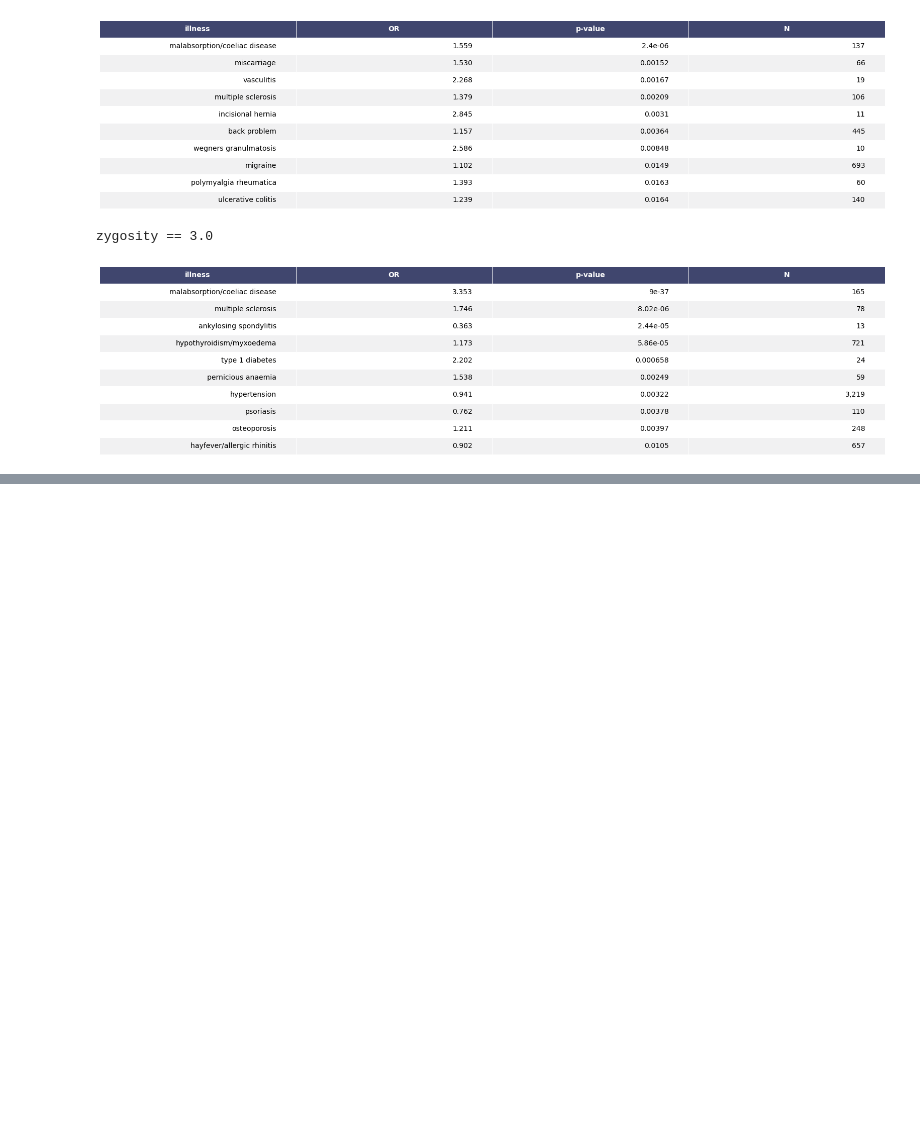
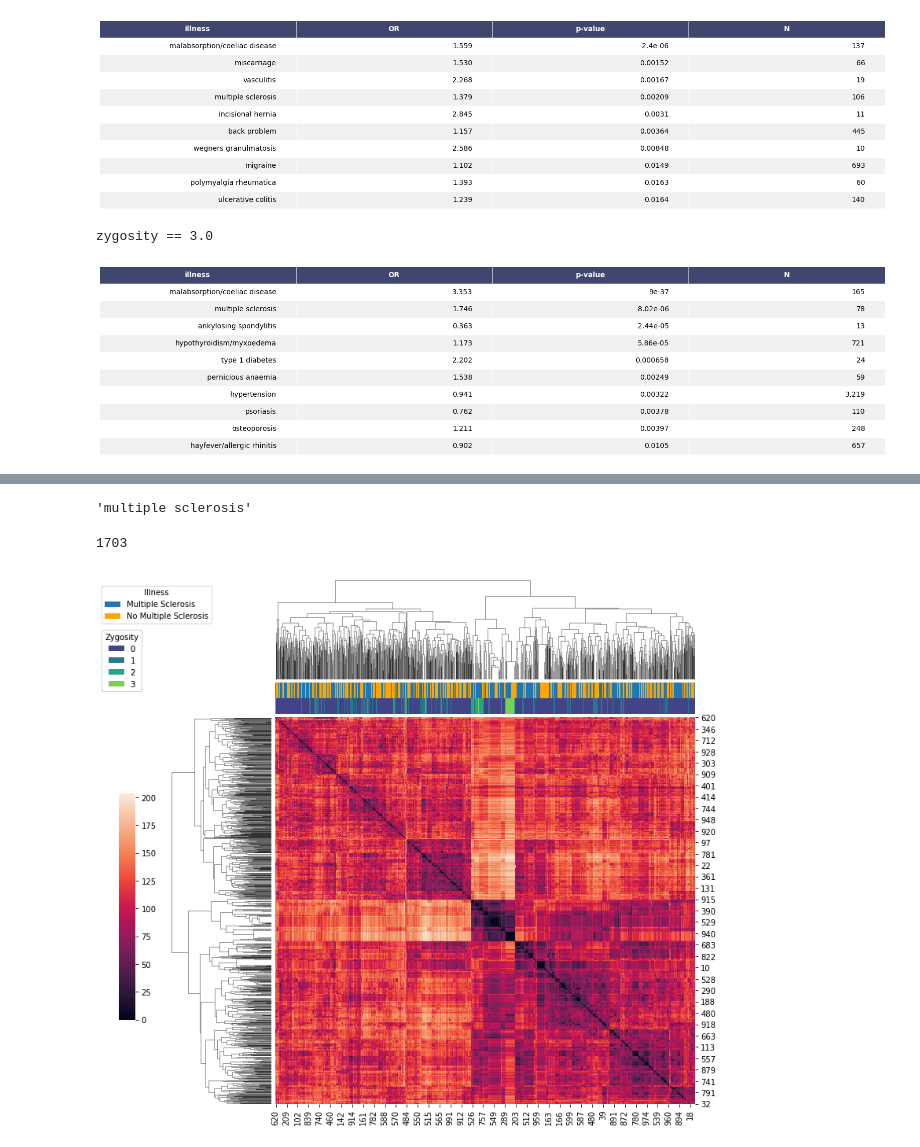
Before and after one commit to cole-khamnei/HLA_genotyping_associations, a Jupyter notebook: notebooks/HLA_illness_associations.ipynb, the cells around one changed output, grey strips where cells are left out. Saved outputs shown, nothing was run; the diff lists cells and outputs as text; code cells hidden in the pictures; blank space fills up the shorter version.

```diff
--- a/notebooks/HLA_illness_associations.ipynb
+++ b/notebooks/HLA_illness_associations.ipynb
@@ -285,0 +346,17 @@ sns.kdeplot(data=data, x="p-value", y="N", shade=True)
+# %%
+illness = autoimmune_conditions[4]
+illness_name = titleize(illness.replace("malabsorption/", "").replace("coeliac", "celiac"))
+illness
+# %% [output]
+'multiple sclerosis'
+# %%
+illness_values = get_illness_value(biobank_data, illness, "illness_code")
+illness_data = biobank_data.loc[illness_values].dropna(subset=HLA_allele_columns)
+control_data = biobank_data.loc[~illness_values].dropna(subset=HLA_allele_columns).sample(len(illness_data))
+
+data = pd.concat([illness_data, control_data]).copy(deep=True)
+data["illness"] = np.hstack([[illness_name] * len(illness_data), [f"No {illness_name}"] * len(control_data)])
+data["illness_value"] = np.hstack([[1] * len(illness_data), [0] * len(control_data)])
+print(len(illness_data))
+# %% [output]
+1703
@@ -285,0 +378,52 @@ sns.kdeplot(data=data, x="p-value", y="N", shade=True)
+# %%
+def create_grantham_linkage_map(HLA_dict: dict) -> np.ndarray:
+    """"""
+    linkage_map = np.zeros((len(HLA_dict), len(HLA_dict)))
+
+    pbar = tqdm(total=len(HLA_dict) ** 2 // 2, unit=" grantham linkage", desc="Creating Grantham Linkage Map")
+    p2s = list(HLA_dict.values())
+    N = len(p2s)
+    for i, p1 in enumerate(HLA_dict.values()):
+        for j in range(i, N):
+#             linkage_map[i, j] = grantham_linkage(p1, p2)
+            linkage_map[i, j] = memoized_grantham_linkage._call(p1, p2s[j])
+        pbar.update(N - i)
+
+    i_lower = np.tril_indices(N, -1)
+    linkage_map[i_lower] = linkage_map.T[i_lower]
+#     pbar.close()
+    return linkage_map
+
+linkage_map = create_grantham_linkage_map(HLA_dict)
+# %%
+luts = {}
+palettes = [["C0", "orange"], sns.color_palette("viridis", 4)]
+variables = ["illness", "zygosity"]
+
+col_colors = []
+for variable, palette in zip(variables, palettes):
+    luts[variable] = dict(zip(set(linkage_data[variable]), palette))
+    col_colors.append(linkage_data[variable].map(luts[variable]).values)
+
+g = sns.clustermap(linkage_map, col_colors=col_colors, cbar_pos=(-.07, .2, .03, .4))
+
+from matplotlib.patches import Patch
+
+
+i = 0
+legends = []
+for variable, lut in luts.items():
+    handles = [g.ax_col_dendrogram.bar(0, 0, color=lut[label], label=label, linewidth=0) for label in lut]
+    l = plt.legend(handles, lut, title=titleize(variable), bbox_transform=plt.gcf().transFigure,
+               bbox_to_anchor=(-.1, .9 - i / 400), loc=(0, 0))
+    g.fig.canvas.draw()
+    i += l.get_frame().get_bbox().height
+    legends.append(l)
+
+for l_i in legends:
+    plt.gca().add_artist(l_i)
+
+illness_save_name = illness_name.replace("/", "_").replace(" ", "_").lower()
+g.savefig(f"illness_EDA_plots/grantham_distance_plots/autoimmune/clustermap_{illness_save_name}.png")
+# %% [output]
+[figure, added]
```
Also changed, not shown: parts of 12 cells of this notebook, 13 other files.
